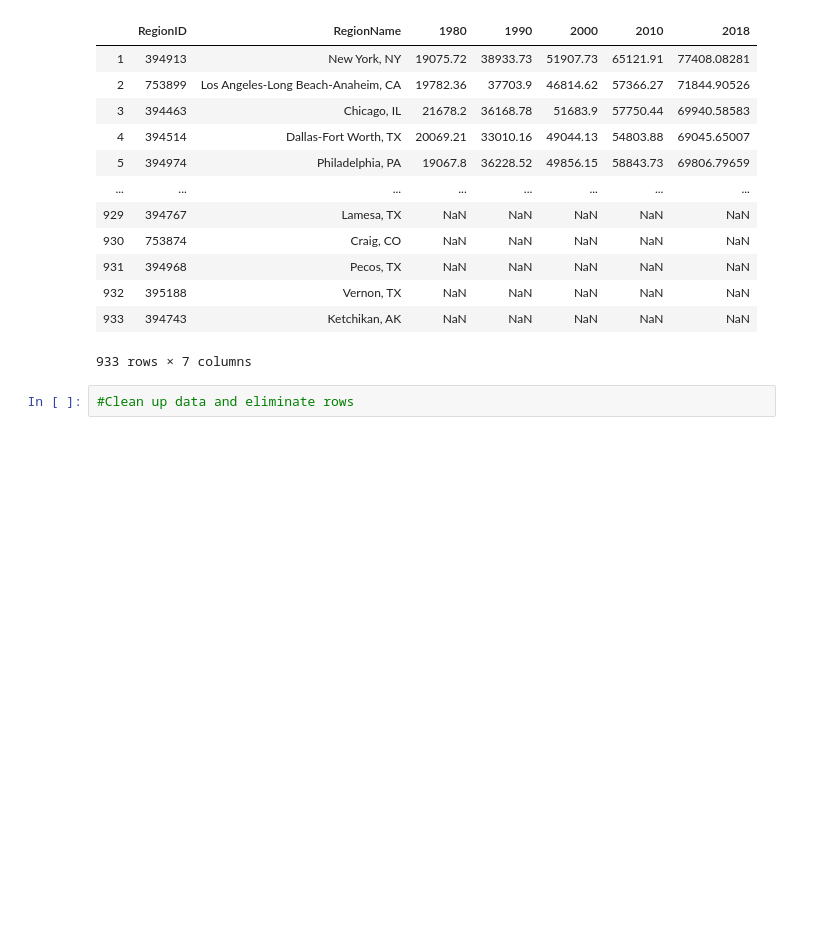
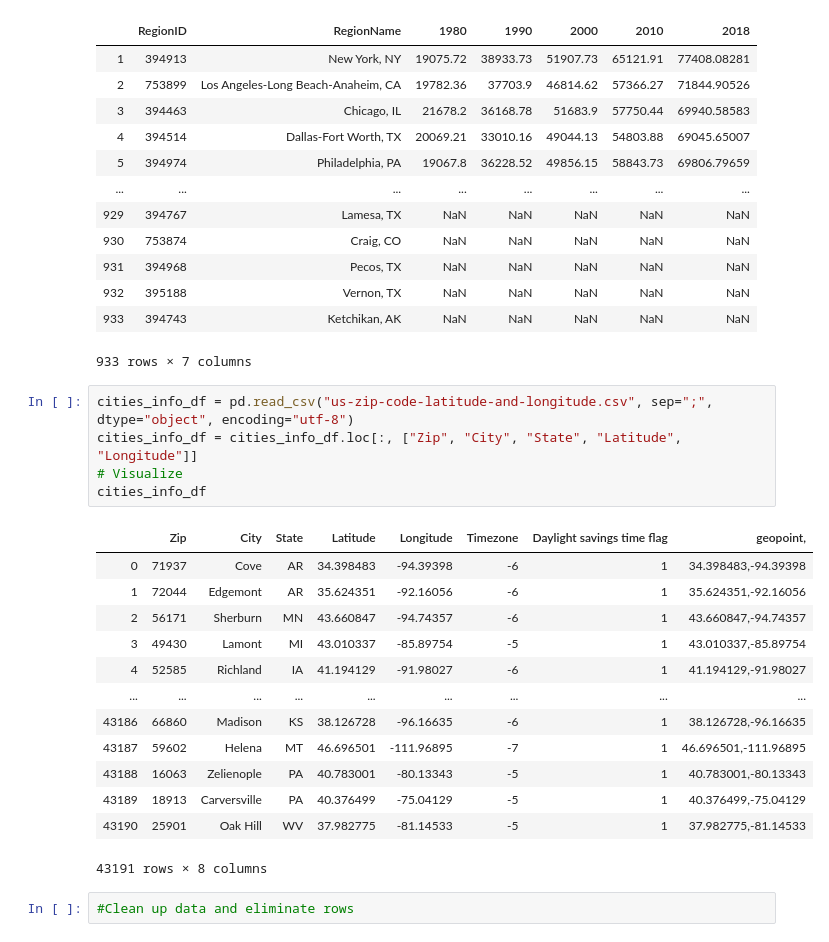
Before and after one commit to bugbhm/Project_1_group4, a Jupyter notebook: Untitled.ipynb, the cells around one changed output. Saved outputs shown, nothing was run; the diff lists cells and outputs as text; blank space fills up the shorter version.

```diff
--- a/Untitled.ipynb
+++ b/Untitled.ipynb
@@ -52,5 +53,24 @@ med_income_decade
 | 932 | 395188 | Vernon, TX | NaN | NaN | NaN | NaN | NaN |
 | 933 | 394743 | Ketchikan, AK | NaN | NaN | NaN | NaN | NaN |
 933 rows × 7 columns
+# %%
+cities_info_df = pd.read_csv("us-zip-code-latitude-and-longitude.csv", sep=";", dtype="object", encoding="utf-8")
+cities_info_df = cities_info_df.loc[:, ["Zip", "City", "State", "Latitude", "Longitude"]]
+# Visualize
+cities_info_df
+# %% [output]
+|  | Zip | City | State | Latitude | Longitude | Timezone | Daylight savings time flag | geopoint, |
+| 0 | 71937 | Cove | AR | 34.398483 | -94.39398 | -6 | 1 | 34.398483,-94.39398 |
+| 1 | 72044 | Edgemont | AR | 35.624351 | -92.16056 | -6 | 1 | 35.624351,-92.16056 |
+| 2 | 56171 | Sherburn | MN | 43.660847 | -94.74357 | -6 | 1 | 43.660847,-94.74357 |
+| 3 | 49430 | Lamont | MI | 43.010337 | -85.89754 | -5 | 1 | 43.010337,-85.89754 |
+| 4 | 52585 | Richland | IA | 41.194129 | -91.98027 | -6 | 1 | 41.194129,-91.98027 |
+| ... | ... | ... | ... | ... | ... | ... | ... | ... |
+| 43186 | 66860 | Madison | KS | 38.126728 | -96.16635 | -6 | 1 | 38.126728,-96.16635 |
+| 43187 | 59602 | Helena | MT | 46.696501 | -111.96895 | -7 | 1 | 46.696501,-111.96895 |
+| 43188 | 16063 | Zelienople | PA | 40.783001 | -80.13343 | -5 | 1 | 40.783001,-80.13343 |
+| 43189 | 18913 | Carversville | PA | 40.376499 | -75.04129 | -5 | 1 | 40.376499,-75.04129 |
+| 43190 | 25901 | Oak Hill | WV | 37.982775 | -81.14533 | -5 | 1 | 37.982775,-81.14533 |
+43191 rows × 8 columns
 # %%
 #Clean up data and eliminate rows
```
Also changed, not shown: parts of 4 cells of this notebook, 2 other files.
